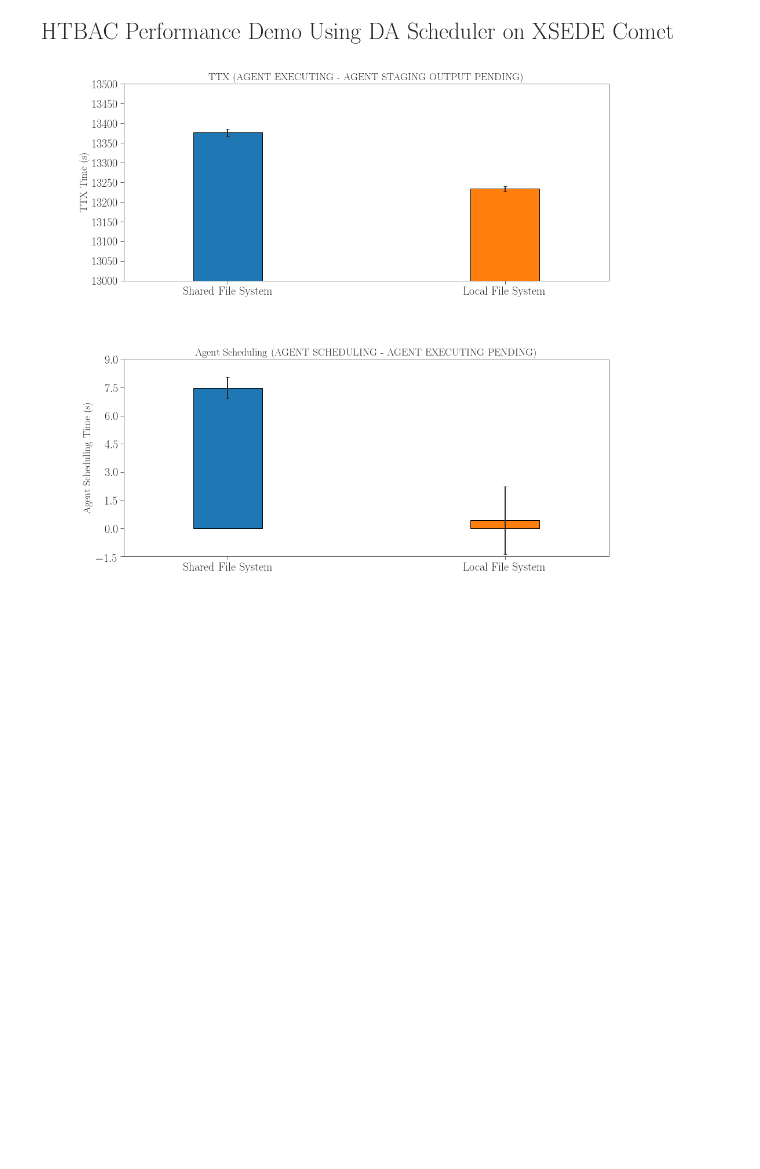
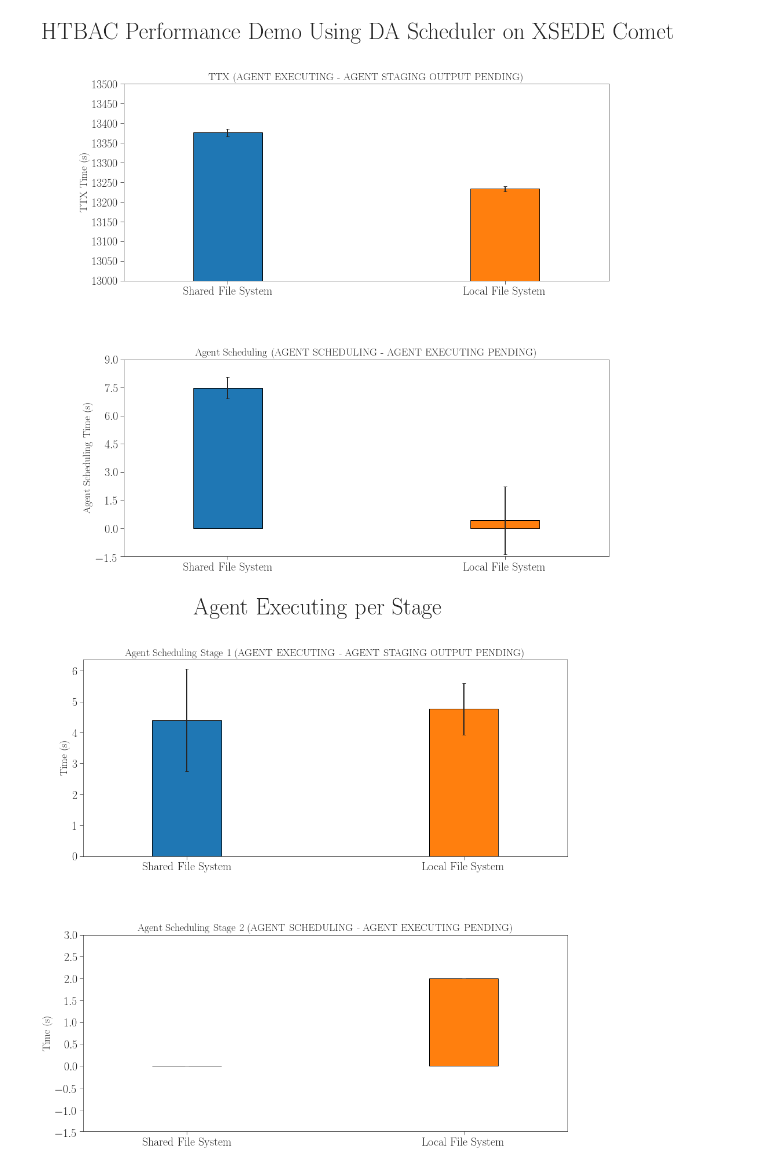
Before and after one commit to radical-cybertools/htbac, a Jupyter notebook: misc/da_scheduler/data_lfs.ipynb, the cells around one changed output. Drawn from its saved outputs; the diff is of its cells as text; code cells hidden in the pictures; blank space fills up the shorter version.

Commit message:
separated stage 1 and stage 2 execution

```diff
--- a/misc/da_scheduler/data_lfs.ipynb
+++ b/misc/da_scheduler/data_lfs.ipynb
@@ -40,3 +40,18 @@ df_err.loc[experiments[0], 'Agent Scheduling'] = non_lfs_sessions['U_AGENT_SCHED
 df_err.loc[experiments[1], 'Agent Scheduling'] = lfs_sessions['U_AGENT_SCHEDULING'].std()
 df_err.loc[experiments[0], 'TTX'] = non_lfs_sessions['U_AGENT_EXECUTING'].std()
 df_err.loc[experiments[1], 'TTX'] = lfs_sessions['U_AGENT_EXECUTING'].std()
+# %%
+df_units = pd.DataFrame()
+experiments = ['Shared File System', 'Local File System']
+df_units.loc[experiments[0], 'Agent Scheduling Stage 1'] = lfs_units['U_AGENT_SCHEDULING'][:25].mean()
+df_units.loc[experiments[1], 'Agent Scheduling Stage 1'] = non_lfs_units['U_AGENT_SCHEDULING'][:25].mean()
+df_units.loc[experiments[0], 'Agent Scheduling Stage 2'] = lfs_units['U_AGENT_SCHEDULING'][25:50].mean()
+df_units.loc[experiments[1], 'Agent Scheduling Stage 2'] = non_lfs_units['U_AGENT_SCHEDULING'][25:50].mean()
+
+
+df_units_err = pd.DataFrame()
+experiments = ['Shared File System', 'Local File System']
+df_units_err.loc[experiments[0], 'Agent Scheduling Stage 1'] = lfs_units['U_AGENT_SCHEDULING'][:25].std()
+df_units_err.loc[experiments[1], 'Agent Scheduling Stage 1'] = non_lfs_units['U_AGENT_SCHEDULING'][:25].std()
+df_units_err.loc[experiments[0], 'Agent Scheduling Stage 2'] = lfs_units['U_AGENT_SCHEDULING'][25:50].std()
+df_units_err.loc[experiments[1], 'Agent Scheduling Stage 2'] = non_lfs_units['U_AGENT_SCHEDULING'][25:50].std()
@@ -66,3 +91,23 @@ axarr[1].set_ylim(-1.5,9.0)
 axarr[1].yaxis.set_major_locator(MaxNLocator(integer=False))
 # %% [output]
 [figure]
+# %%
+fwidth = 32
+fhight = 10
+width = 0.25
+
+fig, axarr = plt.subplots(2, figsize=(15,15))
+fig.subplots_adjust(hspace=.4)
+fig.suptitle('Agent Executing per Stage')
+axarr[0] = df_units['Agent Scheduling Stage 1'].plot(ax=axarr[0], kind='bar', fontsize=20, width = width, yerr=df_units_err, rot = 0)
+axarr[0].set_ylabel('Time (s)', fontsize = 18)
+axarr[0].set_title('Agent Scheduling Stage 1 (AGENT EXECUTING - AGENT STAGING OUTPUT PENDING)', fontsize = 18)
+# axarr[0].set_ylim(13000,13500)
+axarr[0].yaxis.set_major_locator(MaxNLocator(integer=True))
+axarr[1] = df_units['Agent Scheduling Stage 2'].plot(ax=axarr[1], kind='bar', width = width, fontsize=20, yerr=df_units_err, rot = 0)
+axarr[1].set_ylabel('Time (s)', fontsize = 18)
+axarr[1].set_title('Agent Scheduling Stage 2 (AGENT SCHEDULING - AGENT EXECUTING PENDING)', fontsize = 18)
+axarr[1].set_ylim(-1.5,3.0)
+axarr[1].yaxis.set_major_locator(MaxNLocator(integer=False))
+# %% [output]
+[figure, added]
```
Also changed, not shown: parts of 3 cells of this notebook.
